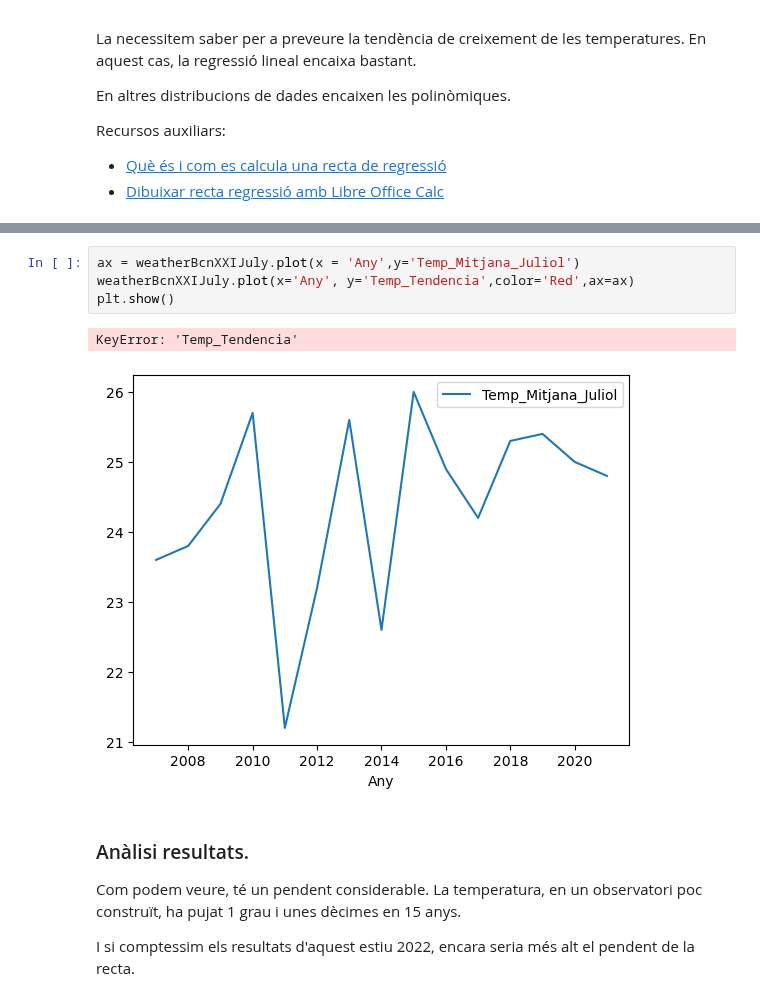
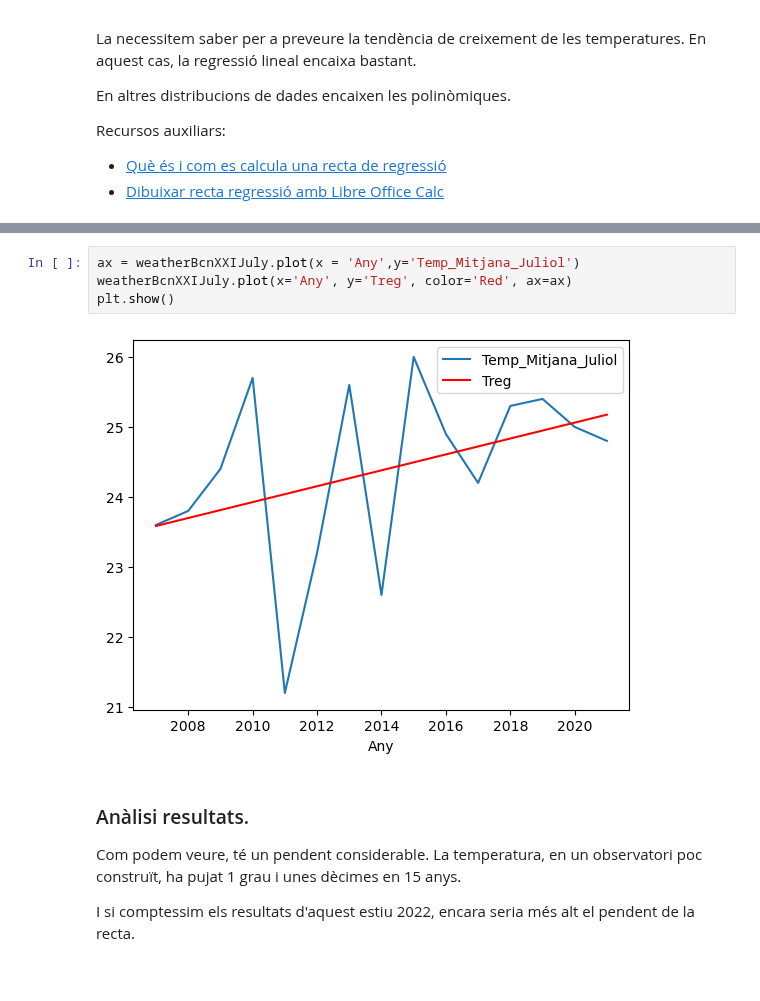
Before and after one commit to miquelamorosaldev/dawbio2-m14-bioinformatica-curs2022-2023-uf1-uf2, a Jupyter notebook: Sessió15_Estadistica/Estadistica_Rectes_Regressió/exercicis-metereologia.ipynb, the cells around one changed output, grey strips where cells are left out. Drawn from its saved outputs; the diff is of its cells as text.

```diff
--- a/Sessió15_Estadistica/Estadistica_Rectes_Regressió/exercicis-metereologia.ipynb
+++ b/Sessió15_Estadistica/Estadistica_Rectes_Regressió/exercicis-metereologia.ipynb
@@ -119,10 +121,9 @@ weatherBcnXXIJuly.insert(2,'Treg',f(weatherBcnXXIJuly['Any']))
 # %%
 ax = weatherBcnXXIJuly.plot(x = 'Any',y='Temp_Mitjana_Juliol')
-weatherBcnXXIJuly.plot(x='Any', y='Temp_Tendencia',color='Red',ax=ax)
+weatherBcnXXIJuly.plot(x='Any', y='Treg', color='Red', ax=ax)
 plt.show()
 # %% [output]
-KeyError: 'Temp_Tendencia'
-[figure, old version]
+[figure, new version]
 # %% [markdown]
 ### Anàlisi resultats.
 
```
Also changed, not shown: parts of 1 cell of this notebook, 1 other file.
